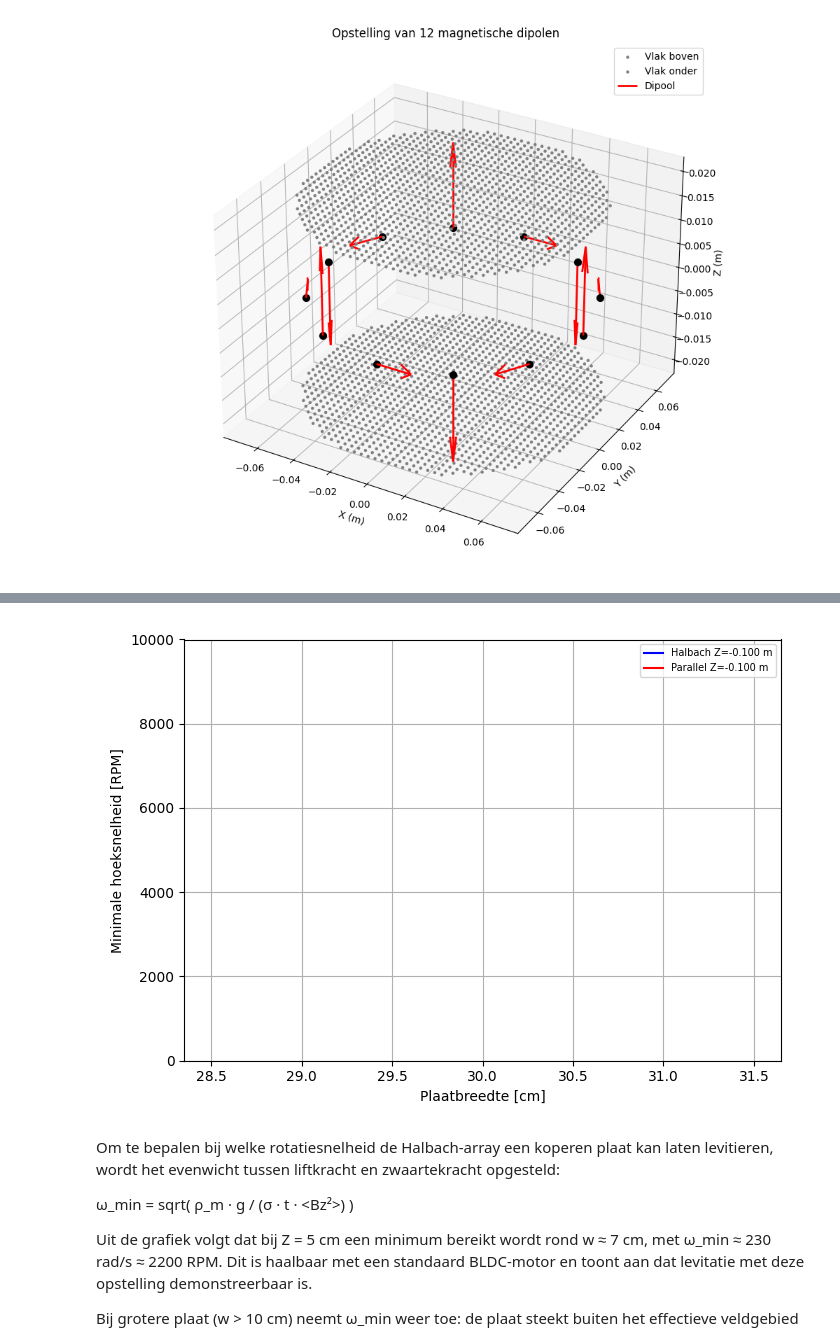
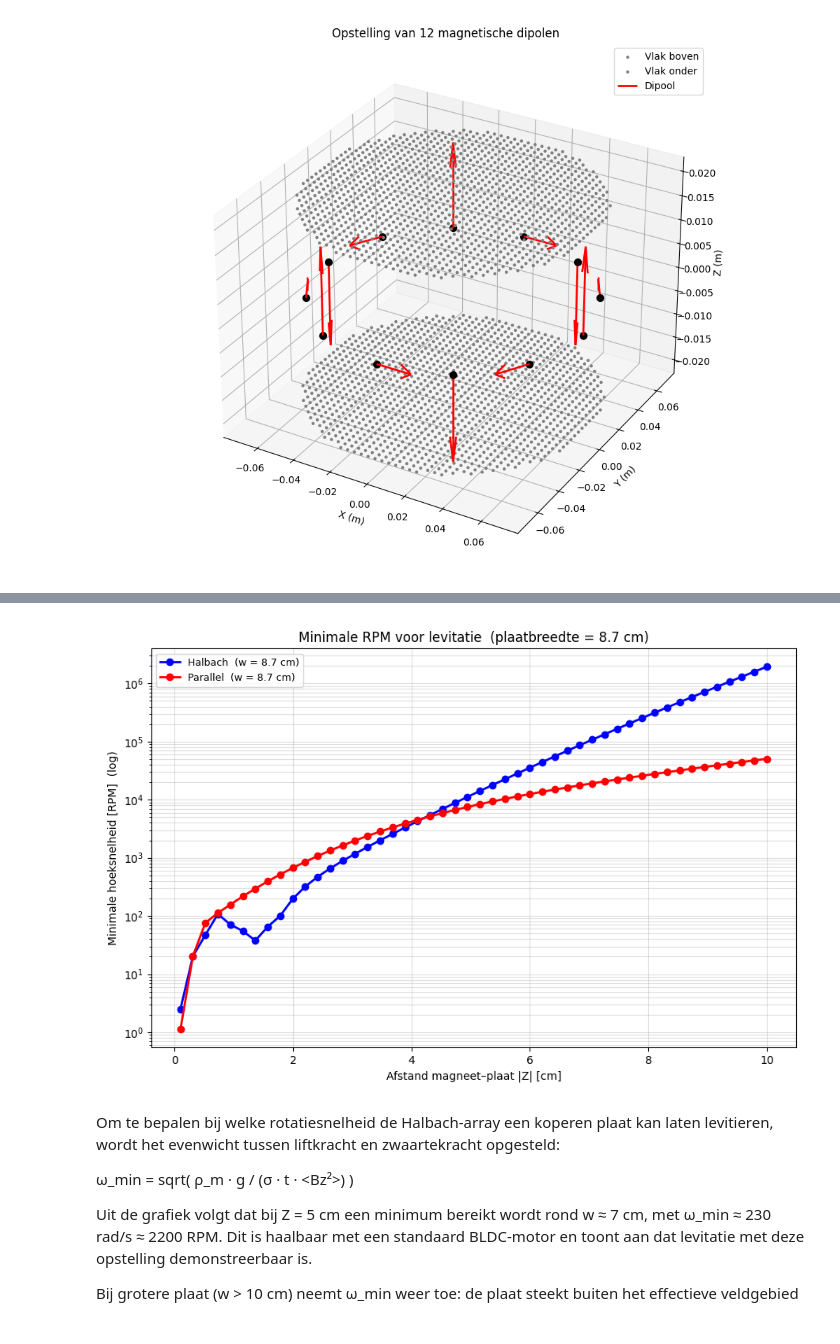
Before and after one commit to JensGroen/DEF-E, a Jupyter notebook: DEF eindproject simulatie en wiskundige benadering groep 15.ipynb, the cells around one changed output, grey strips where cells are left out. Saved outputs shown, nothing was run; the diff lists cells and outputs as text; code cells hidden in the pictures.

```diff
--- a/DEF eindproject simulatie en wiskundige benadering groep 15.ipynb
+++ b/DEF eindproject simulatie en wiskundige benadering groep 15.ipynb
@@ -232,7 +232,7 @@ configuratie_namen = {
     0: "Halbach",
     1: "Parallel",
 }
-configuratie = 1
+configuratie = 0
 
 # Magneet waardes
 rmag = 15*10**-3/2 # radius magneet
@@ -252,7 +252,7 @@ xo1 = 0
 yo1 = 0
 n1 = 40  # grid resolutie
 width1 = r*2.1
-z_plane1 = -0.02
+z_plane1 = 0.02
 
 # #fluxvlak 2
 
@@ -301,7 +301,7 @@ def Lokaalstelsel(theta, conf, p):
 
     """Parallel"""
     if conf == "Parallel":
-        nu_hat = -z_hat
+        nu_hat = z_hat
         s_hat   = r_hat
         t_hat   = phi_hat
 
@@ -466,7 +466,7 @@ rmag = 18e-3                     # straal magneet [m]
 hmag = 3e-3                      # hoogte magneet [m]
 n_magneet = 10                        # dipool-steekpunten per schijf
 Br   = 1.265                     # remanentie N35~N45 [T]
-p    = 3                         # Halbach harmonische
+p    = -3                         # Halbach harmonische
 
 # Afgeleid
 zmag = hmag / 2                  # halve hoogte [m]
@@ -512,7 +512,7 @@ def Lokaalstelsel(theta, conf, p):
         s_hat  = np.cross(nu_hat, t_hat)
 
     elif conf == "Parallel":
-        nu_hat = -z_hat
+        nu_hat = z_hat
         t_hat  = phi_hat
         s_hat  = r_hat
 
@@ -706,52 +706,61 @@ flux_kwadraat onder, Halbach : 1.9716507061516794e-05
 # %%
-# Resolutie
-n_magneet = 8
-n_flux    = 8
+import matplotlib.cm as cm
+import numpy as np
 
-# ── Constanten ───────────────────────────────────────────────
-sigma = 6e7       # elektrische geleiding [S/m]
-rho_m = 8960      # dichtheid koper [kg/m³]
-g     = 9.81      # valversnelling [m/s²]
-t     = 0.003     # plaatdikte [m]
+# ── Resolutie ─────────────────────────────────────────────────
+n_magneet = 16
+n_flux    = 16
 
-# ── Parameters ───────────────────────────────────────────────
-breedte_vals = np.linspace(0.3, 0.3, 1)
-breedte_cm   = breedte_vals * 100
-z_plaat      = np.linspace(-0.1, -0.1, 1)
+# ── Constanten ────────────────────────────────────────────────
+sigma = 6e7
+rho_m = 8960
+g     = 9.81
+t     = 0.003
+w = breedte/2
+# ── Parameters ────────────────────────────────────────────────
+A_plaat = np.pi * (w)**2       # cirkelvlak [m²]
+z_plaat = np.linspace(0.001, 0.1, 48)
+n_z     = len(z_plaat)
 
-# ── Figure ───────────────────────────────────────────────────
-fig, ax = plt.subplots(figsize=(7, 5))
+RPM_MAX = 1_000
 
+# ── Kleuren (gradient per configuratie, maar nu slechts 1 lijn elk) ──
+kleur_map = {"Halbach": "blue", "Parallel": "red"}
 
+# ── Figure ────────────────────────────────────────────────────
+fig, ax = plt.subplots(figsize=(9, 6))
 
-for cfg, kleur in [("Halbach", "blue"), ("Parallel", "red")]:
+for cfg, kleur in kleur_map.items():
+    RPM_vals = []
     for Z in z_plaat:
-        RPM_vals = []
-        for w in breedte_vals:
-            vlak      = maak_vlak_cirkel(w, Z, n_flux)[0]
-            a = 10%flux_kwadraat(vlak, cfg, p)
-            Phi2      = a  # ∫ Bz² dA  [T²·m²]
-            Bz_rms    = np.sqrt(Phi2 / w**2)          # kwadratisch gemiddelde Bz [T]
 
-            if Bz_rms > 1e-6:
-                omega = np.sqrt((rho_m * g) / (sigma * t * Bz_rms**2))
-                RPM   = omega * 60 / (2 * np.pi)
-            else:
-                RPM   = np.nan
+        #vlak_boven, *_ = maak_vlak_cirkel(breedte, z_boven, n_flux)
+        #vlak_onder, *_ = maak_vlak_cirkel(breedte, z_onder, n_flux)
 
-            RPM_vals.append(RPM)
+        vlak   = maak_vlak_cirkel(breedte, Z, n_flux)[0]
+        Phi2   = flux_kwadraat(vlak, cfg, p)
+        Bz_rms = np.sqrt(Phi2 / A_plaat)
 
-        ax.plot(breedte_cm, RPM_vals, color=kleur,
-                label=f"{cfg} Z={Z:.3f} m")
+        if Bz_rms > 1e-6:
+            v_crit = rho_m * g / (sigma * Bz_rms**2)
+            omega  = v_crit / r
+            RPM    = omega * 60 / (2 * np.pi)
+        else:
+            RPM = np.nan
 
+        RPM_vals.append(RPM)
 
-print(RPM_vals)
-# ── Opmaak ───────────────────────────────────────────────────
-ax.set_xlabel("Plaatbreedte [cm]")
-ax.set_ylabel("Minimale hoeksnelheid [RPM]")
-ax.set_ylim(0, 10000)
-ax.legend(fontsize=7)
-ax.grid(True)
+    ax.plot(np.abs(z_plaat) * 100, RPM_vals,
+            color=kleur, linewidth=2, marker='o',
+            label=f"{cfg}  (w = {w*100:.1f} cm)")
+
+# ── Opmaak ────────────────────────────────────────────────────
+ax.set_yscale('log')                          # ← log-schaal: beide lijnen zichtbaar
+ax.set_xlabel("Afstand magneet–plaat |Z| [cm]")
+ax.set_ylabel("Minimale hoeksnelheid [RPM]  (log)")
+ax.set_title(f"Minimale RPM voor levitatie  (plaatbreedte = {w*100:.1f} cm)")
+ax.legend(fontsize=9)
+ax.grid(True, alpha=0.4, which='both')
 plt.tight_layout()
 plt.show()
 # %% [output]
@@ -759,4 +767,4 @@ plt.show()
-[figure, old version]
+[figure, new version]
 # %% [markdown]
 Om te bepalen bij welke rotatiesnelheid de Halbach-array een koperen plaat kan laten
 levitieren, wordt het evenwicht tussen liftkracht en zwaartekracht opgesteld:
```
Also changed, not shown: parts of 5 cells of this notebook.
